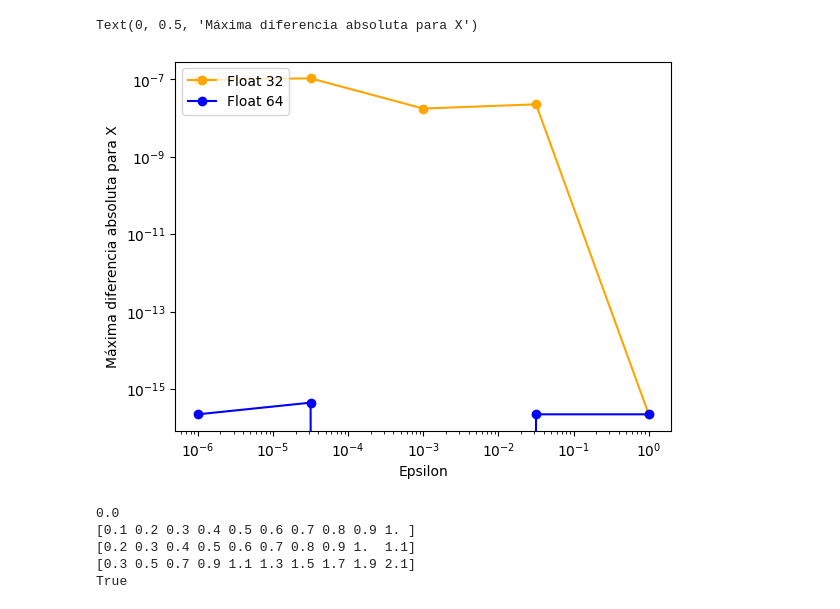
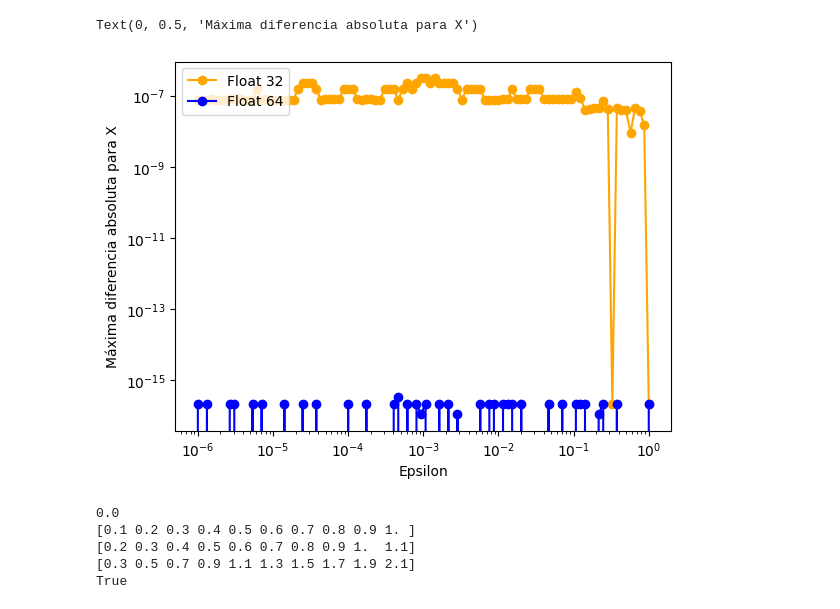
Before and after one commit to arielpd02/MetodosNumericos, a Jupyter notebook: tp1_eg/eg_con_pivot.ipynb, the cells around one changed output. Saved outputs shown, nothing was run; the diff lists cells and outputs as text; code cells hidden in the pictures.

```diff
--- a/tp1_eg/eg_con_pivot.ipynb
+++ b/tp1_eg/eg_con_pivot.ipynb
@@ -100,10 +100,11 @@ matrix=np.array([[1,3,2],
 
 b=np.array([6,6,6],dtype=np.float32)
 
-# AX0=?b
 #print(matrix@eliminacion_gaussiana_pivot(matrix,b,0))
+#print(eliminacion_gaussiana_pivot(matrix,b))
 
-#print(eliminacion_gaussiana_pivot(matrix,b))
+
+#Caso SI
 b=np.array([1,2,1,0],dtype=np.float32)
 
 matrix=np.array([[0,1,1,2],
@@ -111,11 +112,17 @@ matrix=np.array([[0,1,1,2],
                  [3,1,0,1],
                  [0,2,1,3]],dtype=np.float32)
 
-matrix=np.array([[0.835,0.667],
-                 [0.333,0.266]],dtype=np.float32)
+m=np.zeros((10,10))
+for i in range(0,10):
+    m[i,i]=-2
+    if(i+1<10):
+        m[i+1,i]=1
+        m[i,i+1]=1
 
-b=np.array([0.168,0.067],dtype=np.float32)
+b=np.ones(10)
+print(m)
 
-solve(matrix,b)
-eliminacion_gaussiana_pivot(matrix,b)
+
+solve(m,b)
+m@eliminacion_gaussiana_pivot(m,b)
 # %% [output]
@@ -138,8 +155,8 @@ b_64=np.array([6,6,6],dtype=np.float64)
 
 
 #Epsilons a explorar
-epsilons_32=np.logspace(0,-6,dtype=np.float32,num=5)
-epsilons_64=np.logspace(0,-6,dtype=np.float64,num=5)
+epsilons_32=np.logspace(0,-6,dtype=np.float32,num=100)
+epsilons_64=np.logspace(0,-6,dtype=np.float64,num=100)
 
 #Solucion del sistema
 x_32=np.array([1,1,1],dtype=np.float32)
@@ -169,34 +186,34 @@ for i in range(epsilons_32.size):
     aux_32=eliminacion_gaussiana_pivot(A_32,b_32)
     aux_64=eliminacion_gaussiana_pivot(A_64,b_64)
 
 
     #Buscamos norma infinito y la guardamos respecto al epsilon
     aux_32=aux_32-x_32
     aux_64=aux_64-x_64
 
     aux_32=np.abs(aux_32)
     aux_64=np.abs(aux_64)   #|X'- X|
 
     max_dif_32[i]=np.max(aux_32)
     max_dif_64[i]=np.max(aux_64)
 
 
 #Listos los valores ,graficamos los resultados.
 
 plt.plot(epsilons_32,max_dif_32,'-o',label='Float 32',color='orange')
 plt.plot(epsilons_32,max_dif_64,'-o',label='Float 64',color='blue')
 
 plt.legend(loc='upper left')
 
 
 plt.xscale('log')
 plt.yscale('log')
 
 plt.xlabel('Epsilon')
 plt.ylabel('Máxima diferencia absoluta para X')
 # %% [output]
 Text(0, 0.5, 'Máxima diferencia absoluta para X')
-[figure, old version]
+[figure, new version]
 # %%
 #Test precision numerica
 np.float64(320000/0.0000245678)
```
Also changed, not shown: parts of 1 cell of this notebook, 4 other files.
